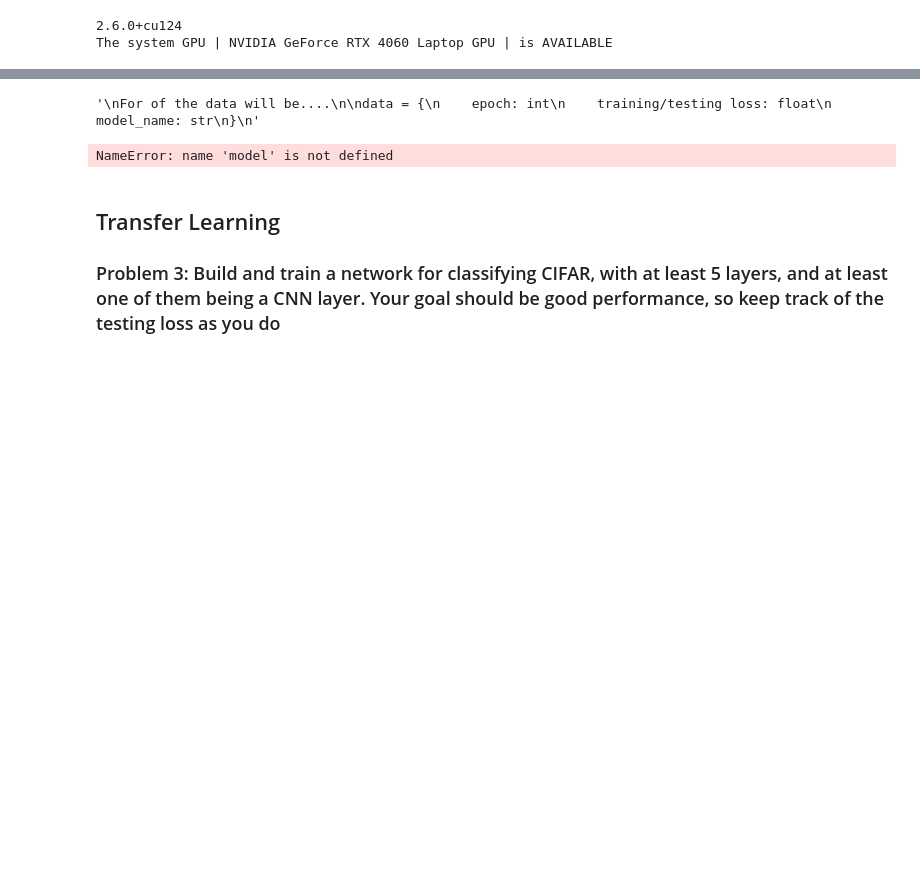
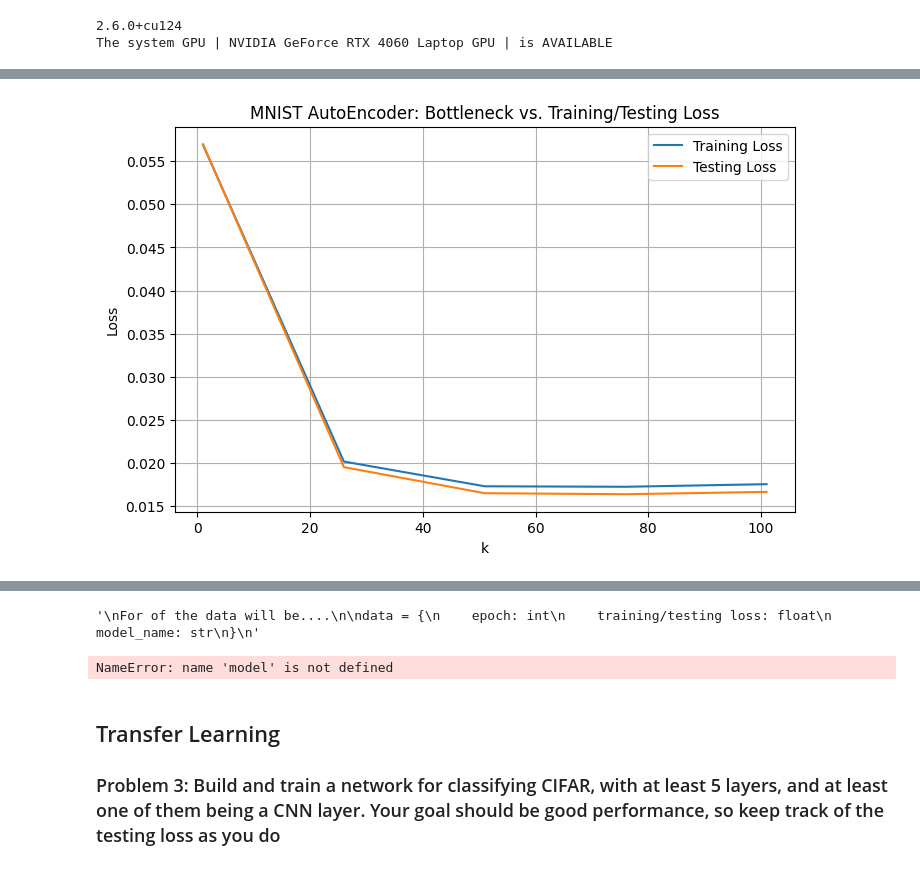
Before and after one commit to zm237/Intro-to-Deep-Learning-Projects, a Jupyter notebook: Project 2/Homework2.ipynb, the cells around one changed output, grey strips where cells are left out. Cells and saved outputs as stored; diff of their text form; code cells hidden in the pictures; blank space fills up the shorter version.

```diff
--- a/Project 2/Homework2.ipynb
+++ b/Project 2/Homework2.ipynb
@@ -30,6 +35,6 @@ The system GPU | NVIDIA GeForce RTX 4060 Laptop GPU | is AVAILABLE
 # %%
 class MNIST_Auto_Encoder(nn.Module):
-    def __init__(self, bottleneck, hidden_layer_size=784):
+    def __init__(self, bottleneck, hidden_layer_size=784, p=0):
         super().__init__()
 
         # Defined number of features for the image
@@ -38,6 +43,7 @@ class MNIST_Auto_Encoder(nn.Module):
         # Encoder section
         self.encoder = nn.Sequential(
             nn.Linear(in_features=input_size, out_features=hidden_layer_size), # Input to hidden
+            nn.Dropout(p=p),
             nn.ReLU(inplace=True),                                             # Activation Function
             nn.Linear(in_features=hidden_layer_size, out_features=bottleneck)  # Hidden to bottleneck
         )
@@ -46,8 +52,9 @@ class MNIST_Auto_Encoder(nn.Module):
         self.decoder = nn.Sequential(
             nn.Linear(in_features=bottleneck, out_features=hidden_layer_size), # Bottleneck to hidden
             nn.ReLU(inplace=True),                                             # Activation Function
+            nn.Dropout(p=p),
             nn.Linear(in_features=hidden_layer_size, out_features=input_size), # Hidden to output
-            nn.Sigmoid(inplace=True)                                           # Force output pixels to be between 0 and 1
+            # nn.Sigmoid()                                           # Force output pixels to be between 0 and 1
         )
 
     def forward(self, x) -> torch.Tensor:
@@ -89,15 +96,15 @@ def count_parameters(model):
 # Model hyperparameters
 epochs = 10
 batch_size = 64
-learning_rate = 0.1
+learning_rate = 1e-1
 
 # Question specific hyperparameters
-hidden_layer_size = 1000
-k_start = 748
+hidden_layer_size = 5000
+k_start = 101
 k_end = 0
-k_step = 160
+k_step = -10
 
-# Loop through each bottlenecks
+# Loop through each bottlenec5ks
 for k in range(k_start, k_end, k_step):
 
     print(f'########## With bottleneck = {k} ############')
@@ -176,6 +183,18 @@ for k in range(k_start, k_end, k_step):
 
         model.train()
 
+        epoch_over_training_loss.append({
+            "k": k,
+            "epoch": epoch,
+            "training_loss": avg_training_loss
+        })
+
+        epoch_over_testing_loss.append({
+            "k": k,
+            "epoch": epoch,
+            "testing_loss": avg_testing_loss
+        })
+
         print("")
 
         print(f'   -> Training Loss: {avg_training_loss: .4f}\n')
@@ -194,14 +299,16 @@ for k in range(k_start, k_end, k_step):
 # %%
 ks = [d["k"] for d in k_over_training_loss]
 train_loss = [d["training_loss"] for d in k_over_training_loss]
 test_loss = [d["testing_loss"] for d in k_over_testing_loss]
 
 plt.figure(figsize=(8, 5))
 plt.plot(ks, train_loss, label="Training Loss")
 plt.plot(ks, test_loss, label="Testing Loss")
-plt.xlabel("Epoch")
+plt.xlabel("k")
 plt.ylabel("Loss")
 plt.title("MNIST AutoEncoder: Bottleneck vs. Training/Testing Loss")
 plt.legend()
 plt.grid(True)
 plt.show()
+# %% [output]
+[figure, added]
```
Also changed, not shown: parts of 11 cells of this notebook.
